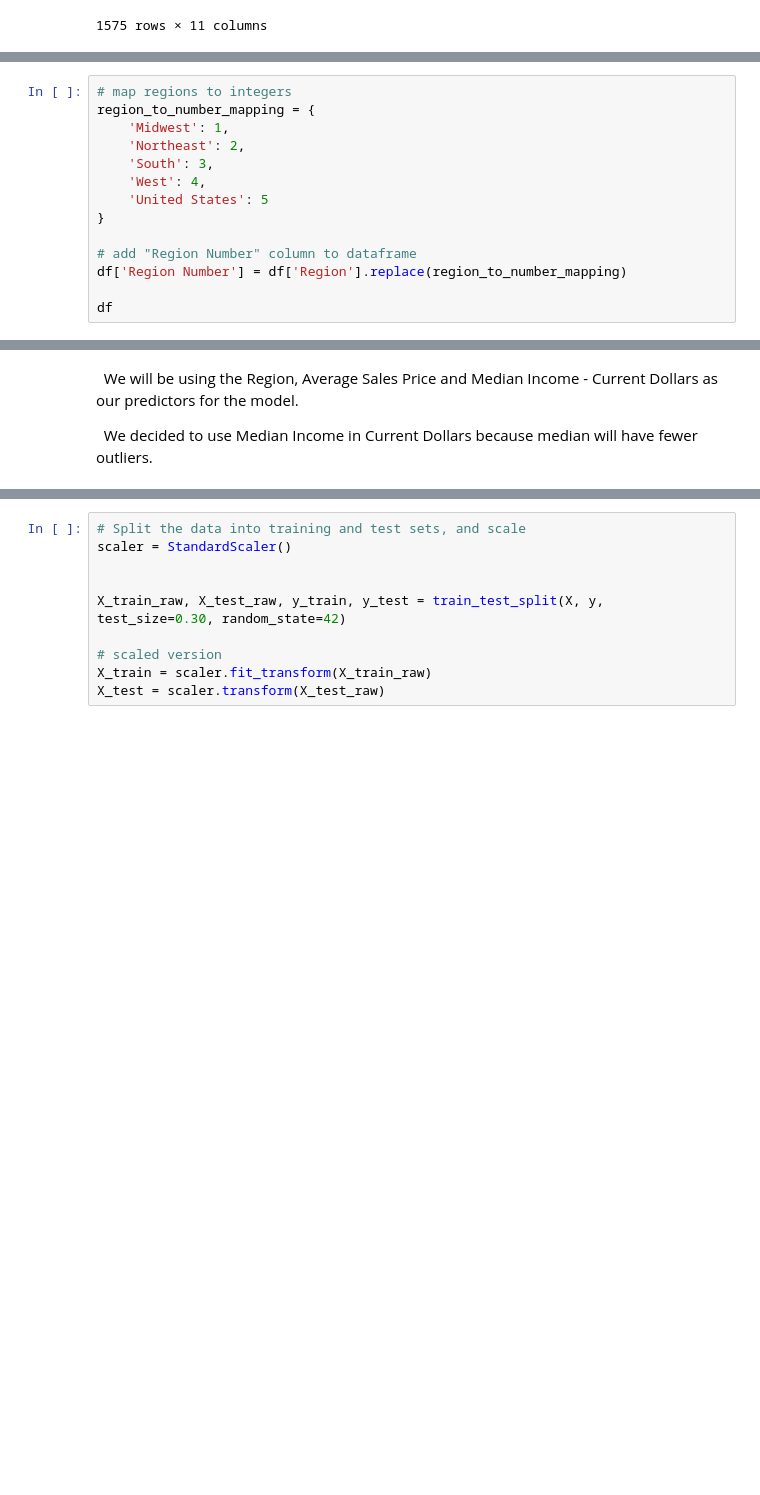
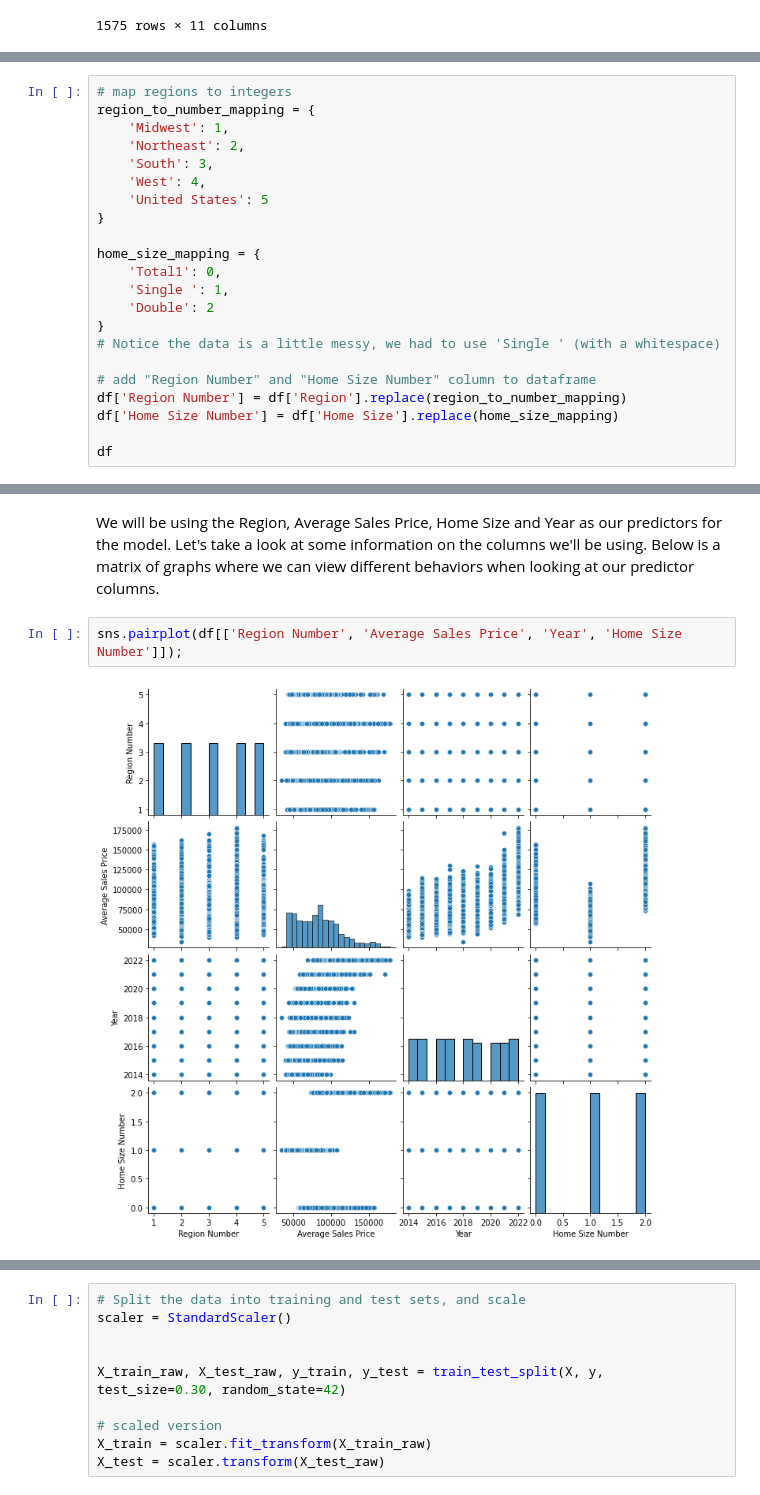
Before and after one commit to esmaj234/CST383_Proj, a Jupyter notebook: CST383_Method Mages.ipynb, the cells around one changed output, grey strips where cells are left out. Drawn from its saved outputs; the diff is of its cells as text; blank space fills up the shorter version.

```diff
--- a/CST383_Method Mages.ipynb
+++ b/CST383_Method Mages.ipynb
@@ -130,8 +132,16 @@ region_to_number_mapping = {
     'United States': 5
 }
 
-# add "Region Number" column to dataframe
+home_size_mapping = {
+    'Total1': 0,
+    'Single ': 1,
+    'Double': 2
+}
+# Notice the data is a little messy, we had to use 'Single ' (with a whitespace)
+
+# add "Region Number" and "Home Size Number" column to dataframe
 df['Region Number'] = df['Region'].replace(region_to_number_mapping)
+df['Home Size Number'] = df['Home Size'].replace(home_size_mapping)
 
 df
 # %% [output]
@@ -151,6 +161,8 @@ df
-# %% [markdown]
-&nbsp; We will be using the Region, Average Sales Price and Median Income - Current Dollars as our predictors for the model.
-
-&nbsp; We decided to use Median Income in Current Dollars because median will have fewer outliers.
+# %% [markdown]
+ We will be using the Region, Average Sales Price, Home Size and Year as our predictors for the model. Let's take a look at some information on the columns we'll be using. Below is a matrix of graphs where we can view different behaviors when looking at our predictor columns.
+# %%
+sns.pairplot(df[['Region Number', 'Average Sales Price', 'Year', 'Home Size Number']]);
+# %% [output]
+[figure, added]
 # %%
 
```
Also changed, not shown: parts of 10 cells of this notebook.
